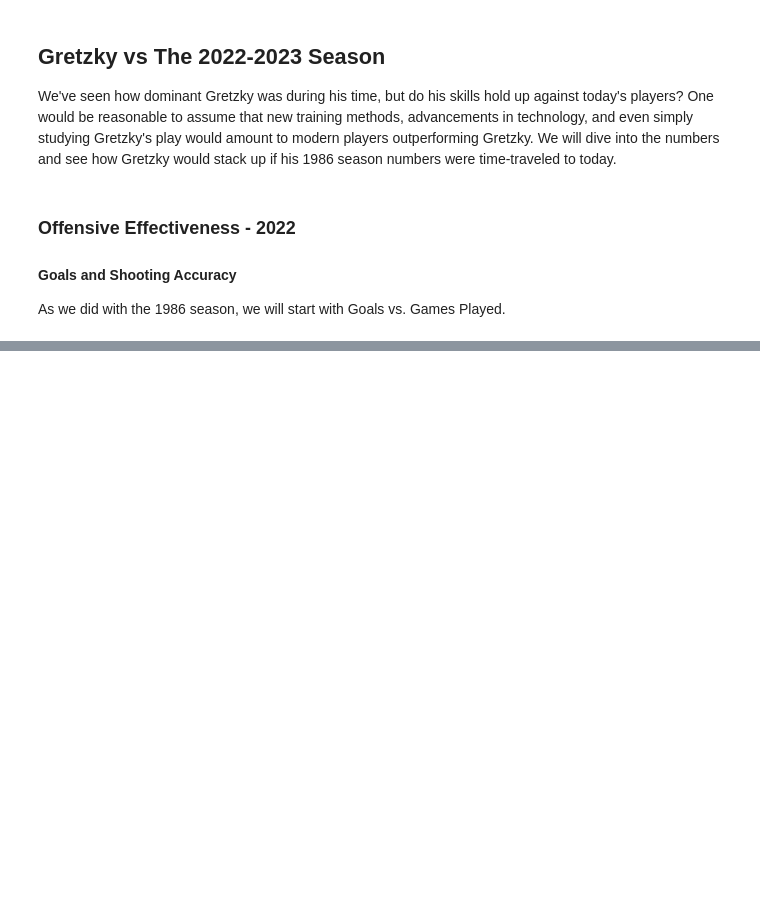
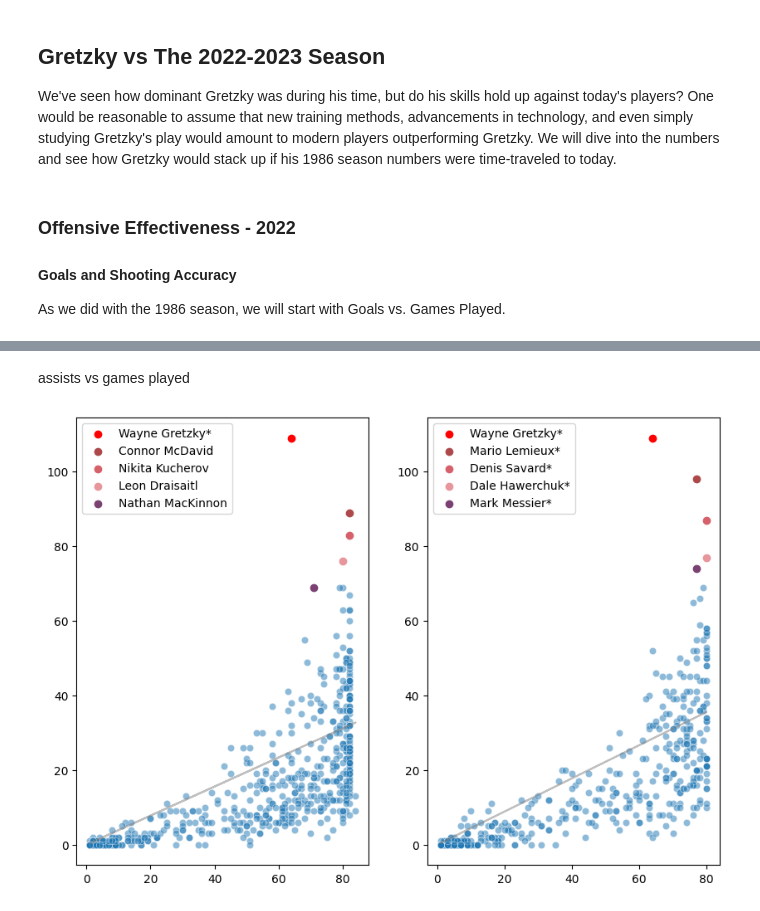
Before and after one commit to philbeet/How-Great-was-The-Great-One, a Jupyter notebook: main.ipynb, the cells around one changed output, grey strips where cells are left out. Saved outputs shown, nothing was run; the diff lists cells and outputs as text; code cells hidden in the pictures; blank space fills up the shorter version.

```diff
--- a/main.ipynb
+++ b/main.ipynb
@@ -383,0 +411,13 @@ A
+# %% [markdown]
+assists vs games played
+# %%
+plt.figure(figsize=(10,7))
+regression_line = get_regression_line(szn_23_df, "GP", "A")
+ax1 = plt.subplot(1,2,1)
+ax1 = plot(ax1, szn_23_df, "GP", "A", regression_line, None, None, None, None)
+
+regression_line_86 = get_regression_line(szn_87_df, "GP", "A")
+ax2 = plt.subplot(1,2,2)
+ax2 = plot(ax2, szn_87_df, "GP", "A", regression_line_86, None, None, None, None)
+# %% [output]
+[figure, added]
```
Also changed, not shown: parts of 16 cells of this notebook.
